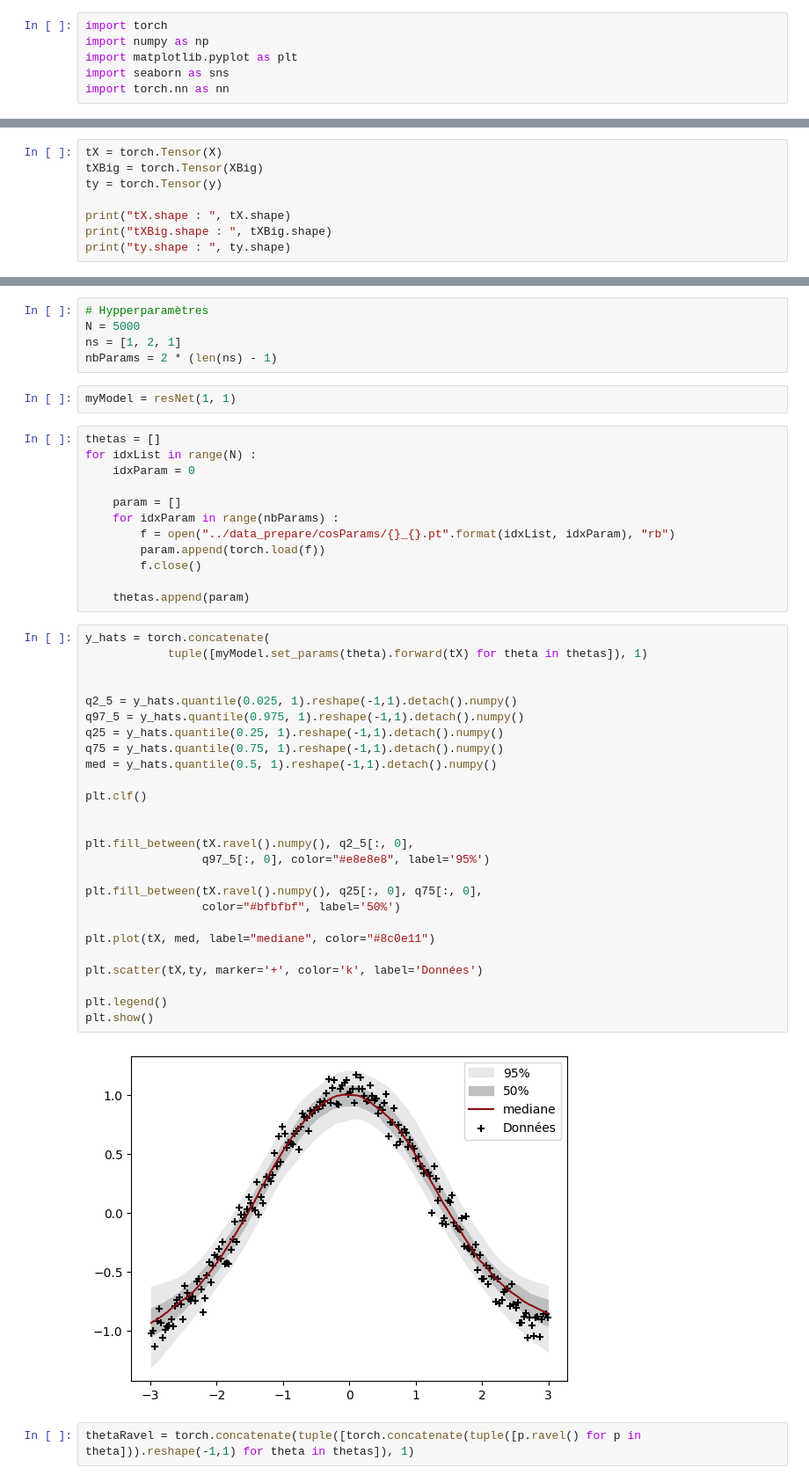
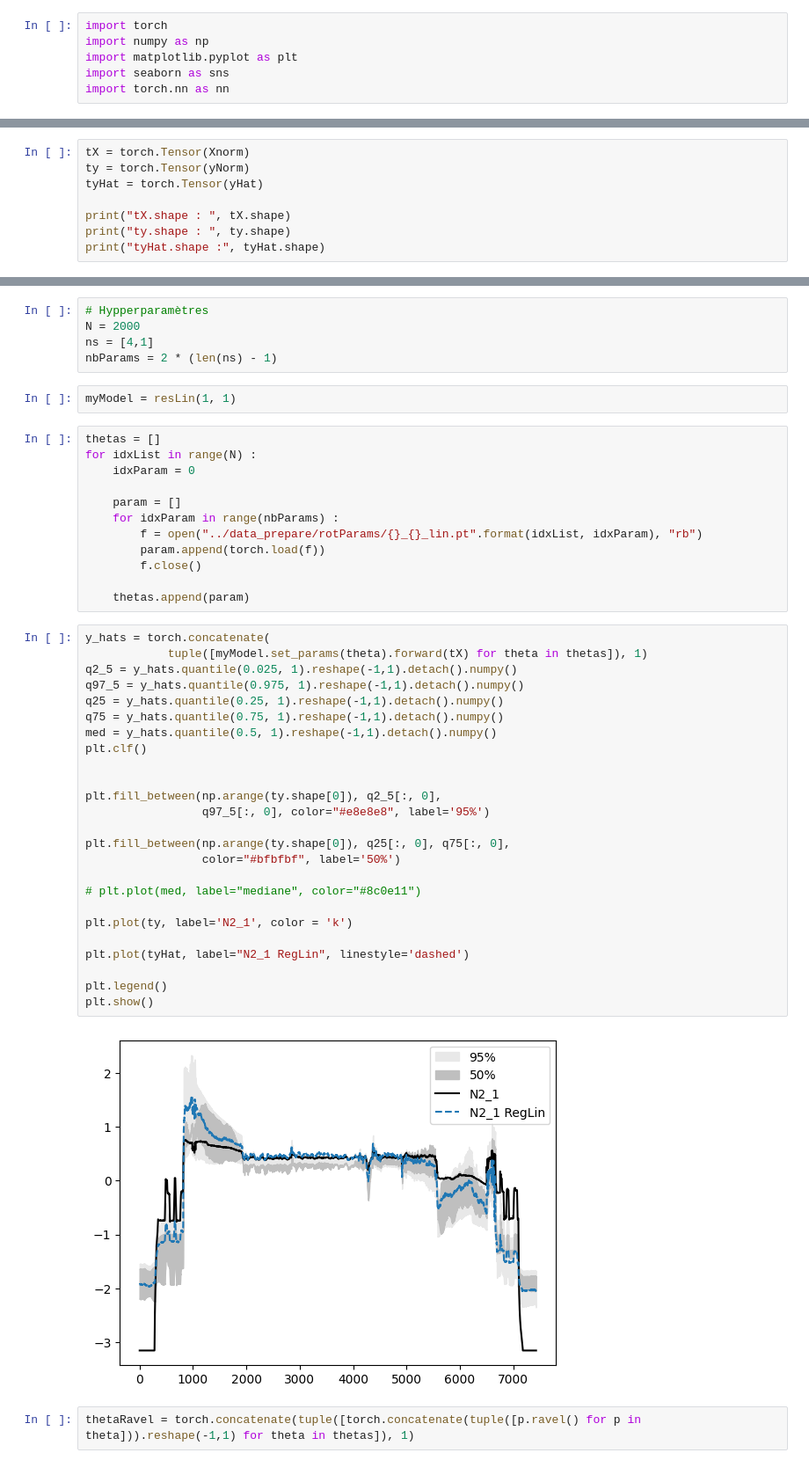
Before and after one commit to Davidson-Lova/PFE_clean, a Jupyter notebook: src/visualization/visRot.ipynb, the cells around one changed output, grey strips where cells are left out. Shown at 88% size. Saved outputs shown, nothing was run; the diff lists cells and outputs as text.

Commit message:
visualisation

```diff
--- a/src/visualization/visRot.ipynb
+++ b/src/visualization/visRot.ipynb
@@ -64,9 +58,9 @@ plt.show()
 # %%
-tX = torch.Tensor(X)
-tXBig = torch.Tensor(XBig)
-ty = torch.Tensor(y)
+tX = torch.Tensor(Xnorm)
+ty = torch.Tensor(yNorm)
+tyHat = torch.Tensor(yHat)
 
 print("tX.shape : ", tX.shape)
-print("tXBig.shape : ", tXBig.shape)
 print("ty.shape : ", ty.shape)
+print("tyHat.shape :", tyHat.shape)
 # %% [output]
@@ -76,10 +70,10 @@ ty.shape :  torch.Size([200, 1])
 # %%
 # Hypperparamètres
-N = 5000
-ns = [1, 2, 1]
+N = 2000
+ns = [4,1]
 nbParams = 2 * (len(ns) - 1)
 # %%
-myModel = resNet(1, 1)
+myModel = resLin(1, 1)
 # %%
 thetas = []
 for idxList in range(N) :
@@ -87,7 +81,7 @@ for idxList in range(N) :
 
     param = []
     for idxParam in range(nbParams) :
-        f = open("../data_prepare/cosParams/{}_{}.pt".format(idxList, idxParam), "rb")
+        f = open("../data_prepare/rotParams/{}_{}_lin.pt".format(idxList, idxParam), "rb")
         param.append(torch.load(f))
         f.close()
 
@@ -95,31 +89,30 @@ for idxList in range(N) :
 # %%
 y_hats = torch.concatenate(
             tuple([myModel.set_params(theta).forward(tX) for theta in thetas]), 1)
-
-
 q2_5 = y_hats.quantile(0.025, 1).reshape(-1,1).detach().numpy()
 q97_5 = y_hats.quantile(0.975, 1).reshape(-1,1).detach().numpy()
 q25 = y_hats.quantile(0.25, 1).reshape(-1,1).detach().numpy()
 q75 = y_hats.quantile(0.75, 1).reshape(-1,1).detach().numpy()
 med = y_hats.quantile(0.5, 1).reshape(-1,1).detach().numpy()
-
 plt.clf()
 
 
-plt.fill_between(tX.ravel().numpy(), q2_5[:, 0],
+plt.fill_between(np.arange(ty.shape[0]), q2_5[:, 0],
                  q97_5[:, 0], color="#e8e8e8", label='95%')
 
-plt.fill_between(tX.ravel().numpy(), q25[:, 0], q75[:, 0],
+plt.fill_between(np.arange(ty.shape[0]), q25[:, 0], q75[:, 0],
                  color="#bfbfbf", label='50%')
 
-plt.plot(tX, med, label="mediane", color="#8c0e11")
+# plt.plot(med, label="mediane", color="#8c0e11")
 
-plt.scatter(tX,ty, marker='+', color='k', label='Données')
+plt.plot(ty, label='N2_1', color = 'k')
+
+plt.plot(tyHat, label="N2_1 RegLin", linestyle='dashed')
 
 plt.legend()
 plt.show()
 # %% [output]
-[figure, old version]
+[figure, new version]
 # %%
 thetaRavel = torch.concatenate(tuple([torch.concatenate(tuple([p.ravel() for p in theta])).reshape(-1,1) for theta in thetas]), 1)
 # %%
```
Also changed, not shown: parts of 17 cells of this notebook, 2 other files.
